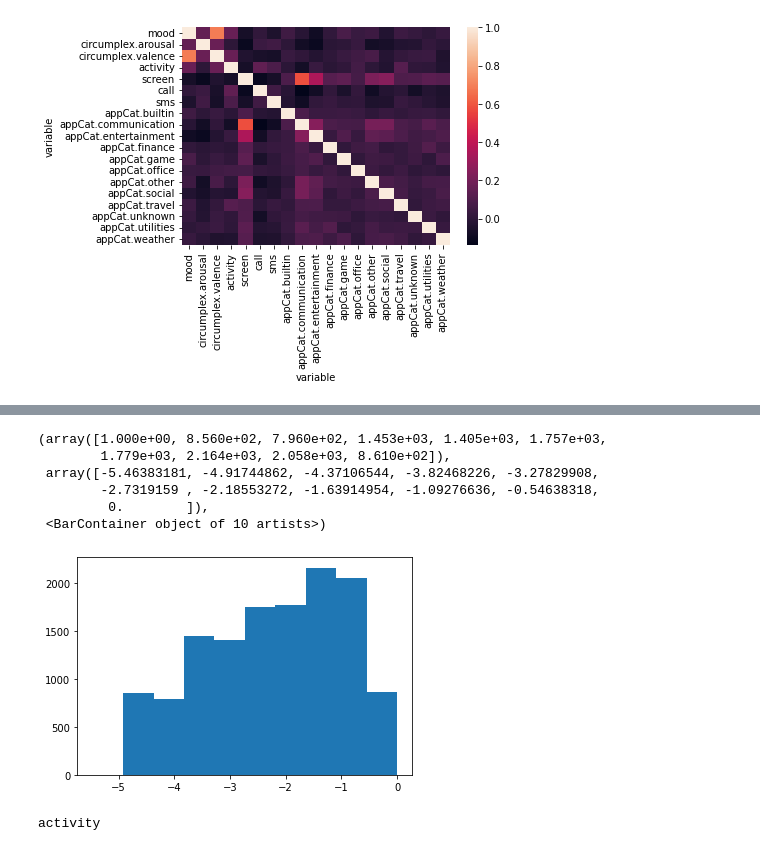
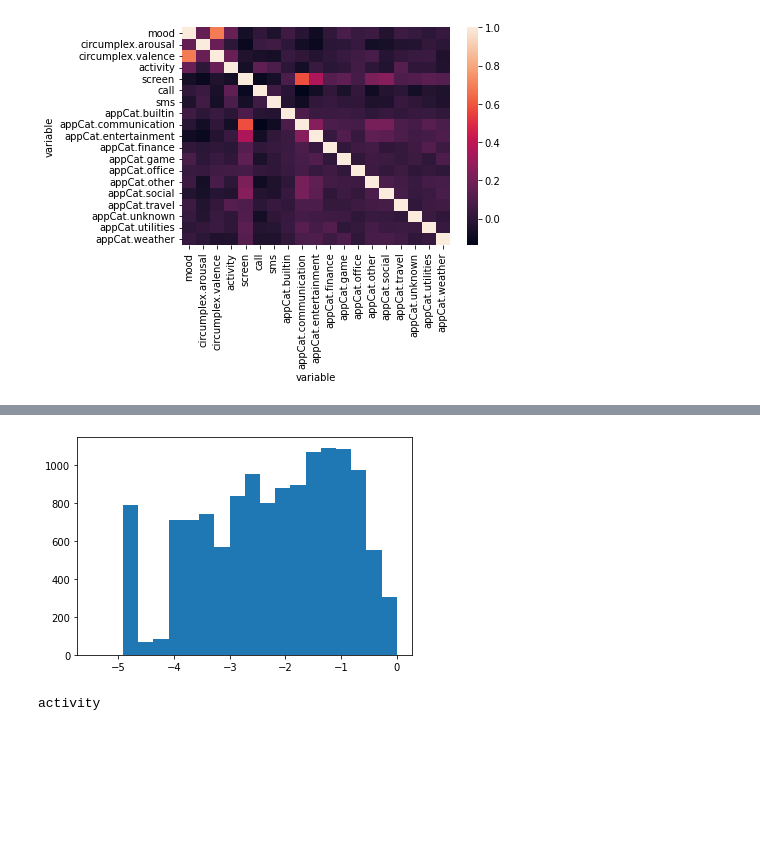
Before and after one commit to siemfenne/dataminingtechniques, a Jupyter notebook: assignment1/data_investigation.ipynb, the cells around one changed output, grey strips where cells are left out. Saved outputs shown, nothing was run; the diff lists cells and outputs as text; code cells hidden in the pictures; blank space fills up the shorter version.

```diff
--- a/assignment1/data_investigation.ipynb
+++ b/assignment1/data_investigation.ipynb
@@ -199,14 +165,9 @@ nan
 # %%
 values = df[df.variable == "activity"].value
-plt.hist(np.log(values[values != 0]))
+plt.hist(np.log(values[values != 0]), bins = 20)
+plt.show()
 # %% [output]
-(array([1.000e+00, 8.560e+02, 7.960e+02, 1.453e+03, 1.405e+03, 1.757e+03,
-        1.779e+03, 2.164e+03, 2.058e+03, 8.610e+02]),
- array([-5.46383181, -4.91744862, -4.37106544, -3.82468226, -3.27829908,
-        -2.7319159 , -2.18553272, -1.63914954, -1.09276636, -0.54638318,
-         0.        ]),
- <BarContainer object of 10 artists>)
-[figure, old version]
+[figure, new version]
 # %%
 for variable in df.variable.unique():
     if "appCat." in variable or variable in ["screen", "activity"]:
```
Also changed, not shown: parts of 24 cells of this notebook, 6 other files.
